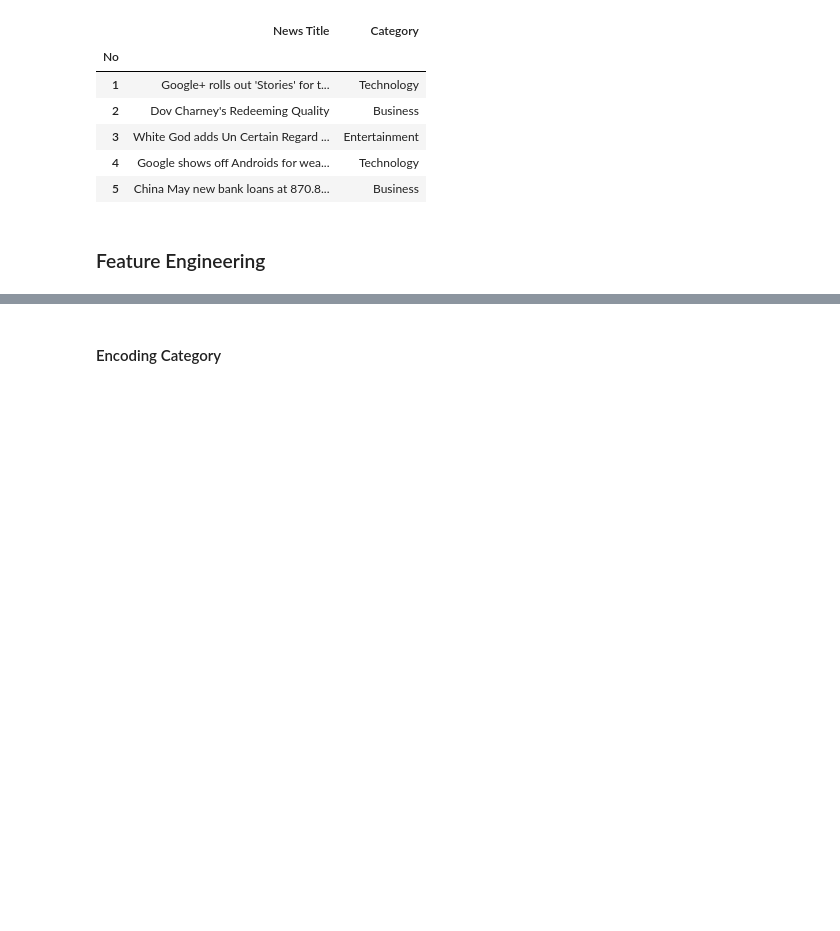
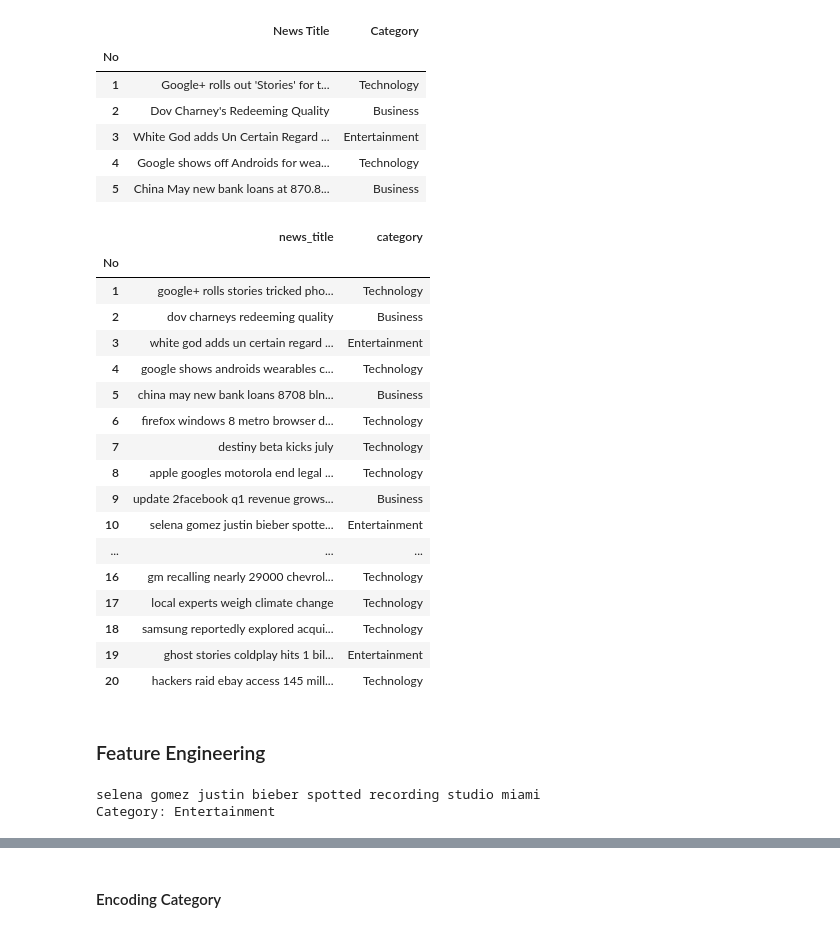
Before and after one commit to audiarmadhani/news-title-classifier, a Jupyter notebook: news_title_classification.ipynb, the cells around one changed output, grey strips where cells are left out. Saved outputs shown, nothing was run; the diff lists cells and outputs as text; code cells hidden in the pictures; blank space fills up the shorter version.

```diff
--- a/news_title_classification.ipynb
+++ b/news_title_classification.ipynb
@@ -41,5 +44,26 @@ df_tmp.head()
 | 5 | China May new bank loans at 870.8... | Business |
 # %%
 df_tmp.rename(columns = {'News Title' : 'news_title', 'Category' : 'category'}, inplace = True)
+# %%
+df_tmp.head(20)
+# %% [output]
+|  | news_title | category |
+| No |  |  |
+| 1 | google+ rolls stories tricked pho... | Technology |
+| 2 | dov charneys redeeming quality | Business |
+| 3 | white god adds un certain regard ... | Entertainment |
+| 4 | google shows androids wearables c... | Technology |
+| 5 | china may new bank loans 8708 bln... | Business |
+| 6 | firefox windows 8 metro browser d... | Technology |
+| 7 | destiny beta kicks july | Technology |
+| 8 | apple googles motorola end legal ... | Technology |
+| 9 | update 2facebook q1 revenue grows... | Business |
+| 10 | selena gomez justin bieber spotte... | Entertainment |
+| ... | ... | ... |
+| 16 | gm recalling nearly 29000 chevrol... | Technology |
+| 17 | local experts weigh climate change | Technology |
+| 18 | samsung reportedly explored acqui... | Technology |
+| 19 | ghost stories coldplay hits 1 bil... | Entertainment |
+| 20 | hackers raid ebay access 145 mill... | Technology |
 # %% [markdown]
 ### Feature Engineering
@@ -46 +72,11 @@ df_tmp.rename(columns = {'News Title' : 'news_title', 'Category' : 'category'},
+# %%
+def print_plot(index):
+    example = df_tmp[df_tmp.index == index][['news_title', 'category']].values[0]
+    if len(example) > 0:
+        print(example[0])
+        print('Category:', example[1])
+print_plot(10)
+# %% [output]
+selena gomez justin bieber spotted recording studio miami
+Category: Entertainment
 # %% [markdown]
```
Also changed, not shown: parts of 16 cells of this notebook.
